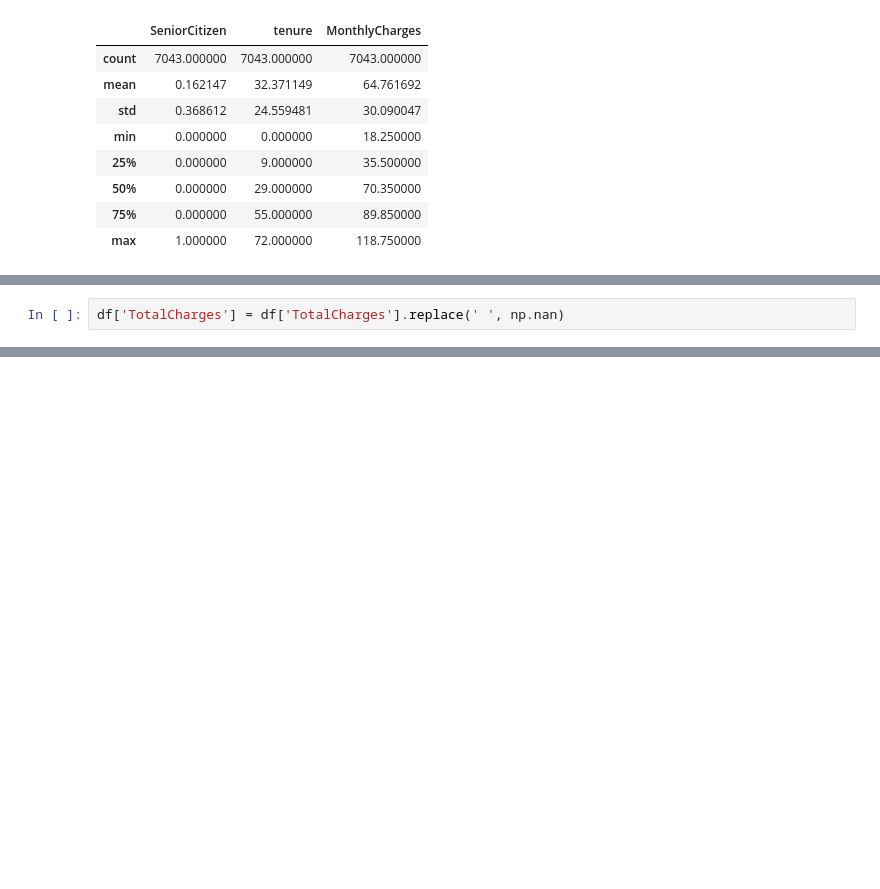
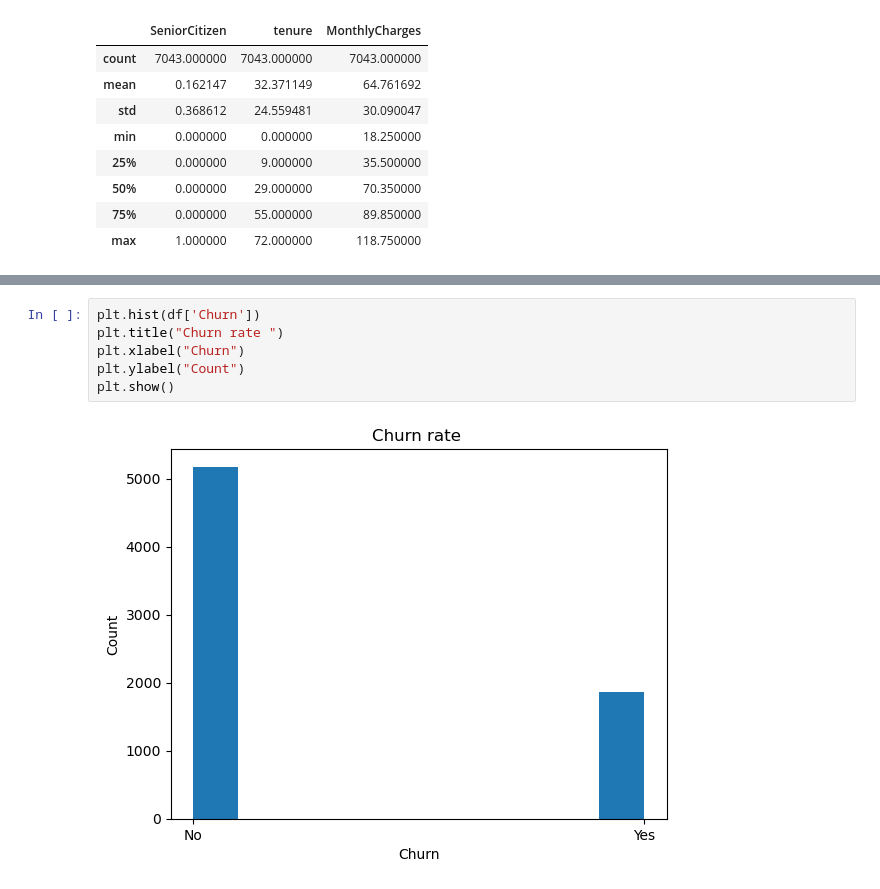
Before and after one commit to un1u3/ml-labs, a Jupyter notebook: fusemachines-2026/phase2/assignment1/tasks.ipynb, the cells around one changed output, grey strips where cells are left out. Cells and saved outputs as stored; diff of their text form; blank space fills up the shorter version.

```diff
--- a/fusemachines-2026/phase2/assignment1/tasks.ipynb
+++ b/fusemachines-2026/phase2/assignment1/tasks.ipynb
@@ -155,3 +156 @@ df.sample(5)
 5 rows × 21 columns
-# %%
-df['TotalCharges'] = df['TotalCharges'].replace(' ', np.nan)
@@ -167,0 +171,8 @@ array([0])
+# %%
+plt.hist(df['Churn'])
+plt.title("Churn rate ")
+plt.xlabel("Churn")
+plt.ylabel("Count")
+plt.show()
+# %% [output]
+[figure, added]
```
Also changed, not shown: parts of 19 cells of this notebook.
